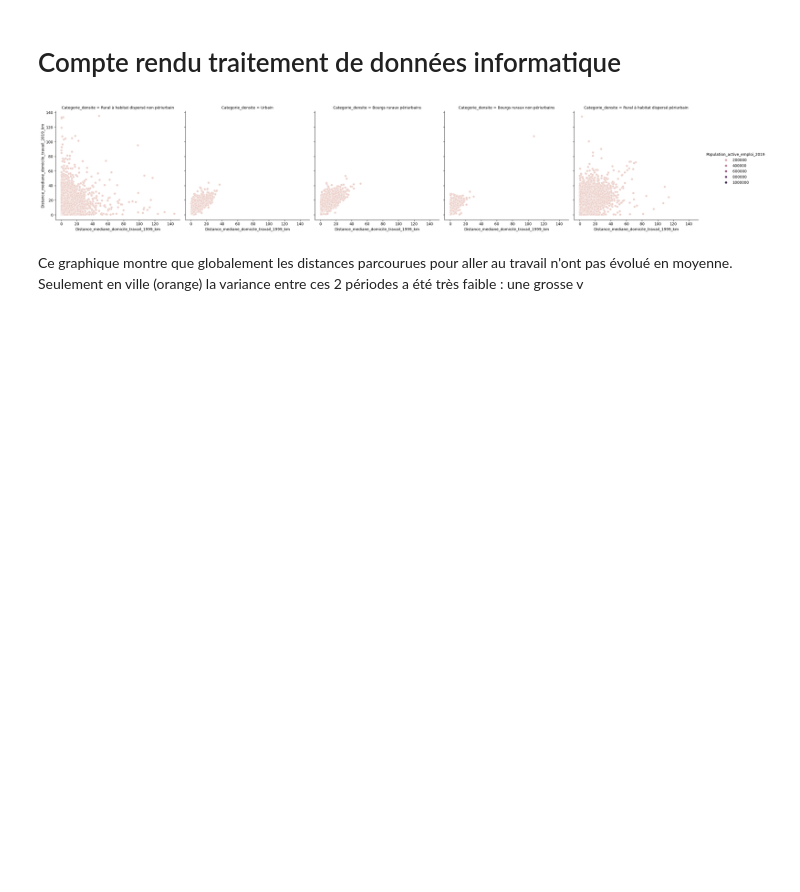
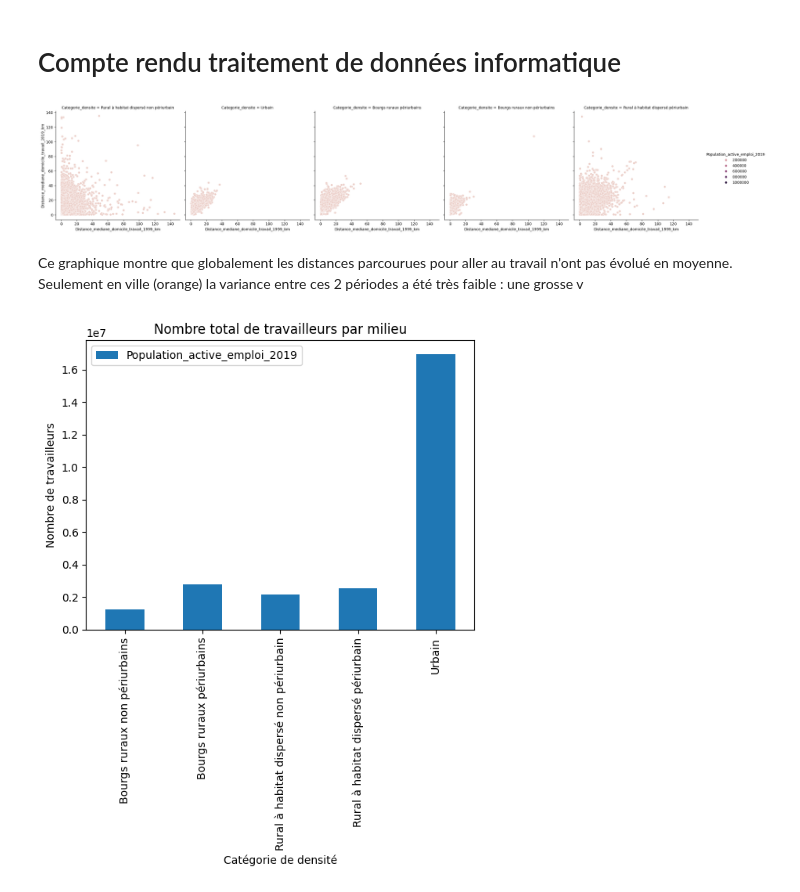
Before and after one commit to ClementGOUJON-dot/base_de_donn-es, a Jupyter notebook: Compte_rendu.ipynb, the cells around one changed output. Cells and saved outputs as stored; diff of their text form; code cells hidden in the pictures; blank space fills up the shorter version.

```diff
--- a/Compte_rendu.ipynb
+++ b/Compte_rendu.ipynb
@@ -14,3 +15,20 @@ sns.relplot(data=df2, x='Distance_mediane_domicile_travail_1999_km', y='Distance
 [figure]
 # %% [markdown]
 Ce graphique montre que globalement les distances parcourues pour aller au travail n'ont pas évolué en moyenne. Seulement en ville (orange) la variance entre ces 2 périodes a été très faible : une grosse v
+# %%
+df2population = df2[['Population_active_emploi_2019', 'Categorie_densite']]
+
+by_method = df2population.groupby('Categorie_densite')
+
+counts = by_method.sum()
+counts.plot(kind='bar')
+
+plt.title('Nombre total de travailleurs par milieu')
+plt.xlabel('Catégorie de densité')
+plt.ylabel('Nombre de travailleurs')
+
+
+# Affichage
+plt.show()
+# %% [output]
+[figure, added]
```
Also changed, not shown: parts of 2 cells of this notebook.
